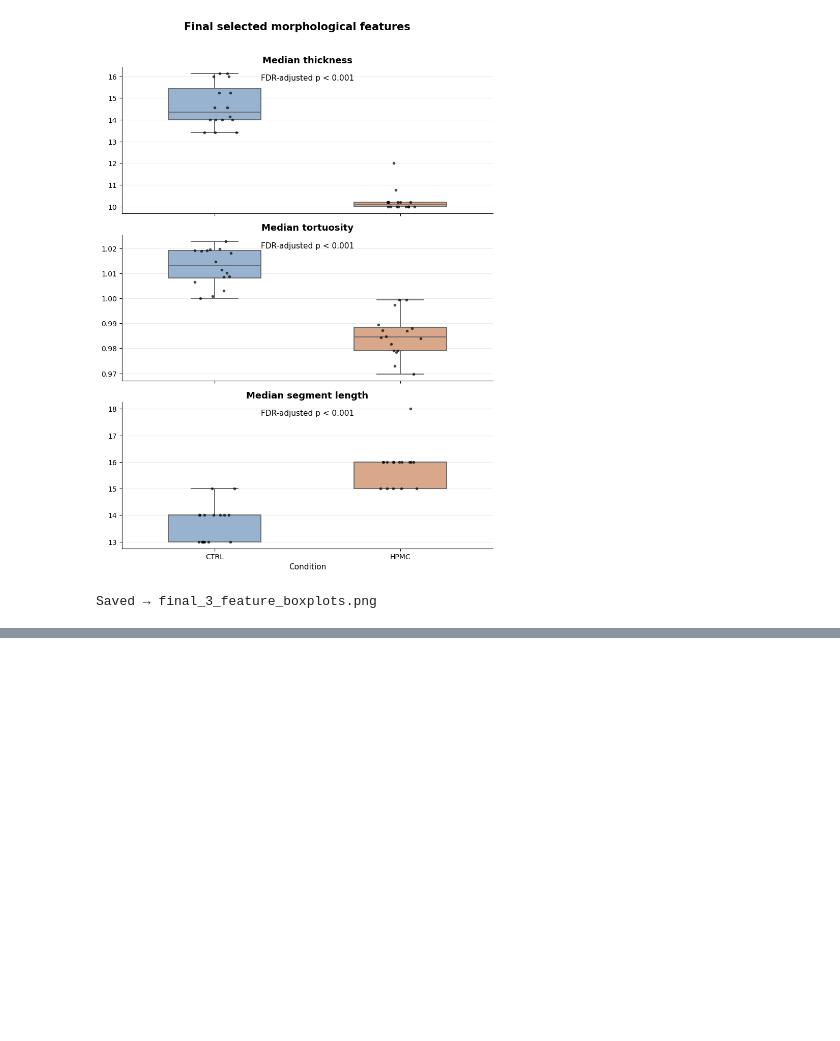
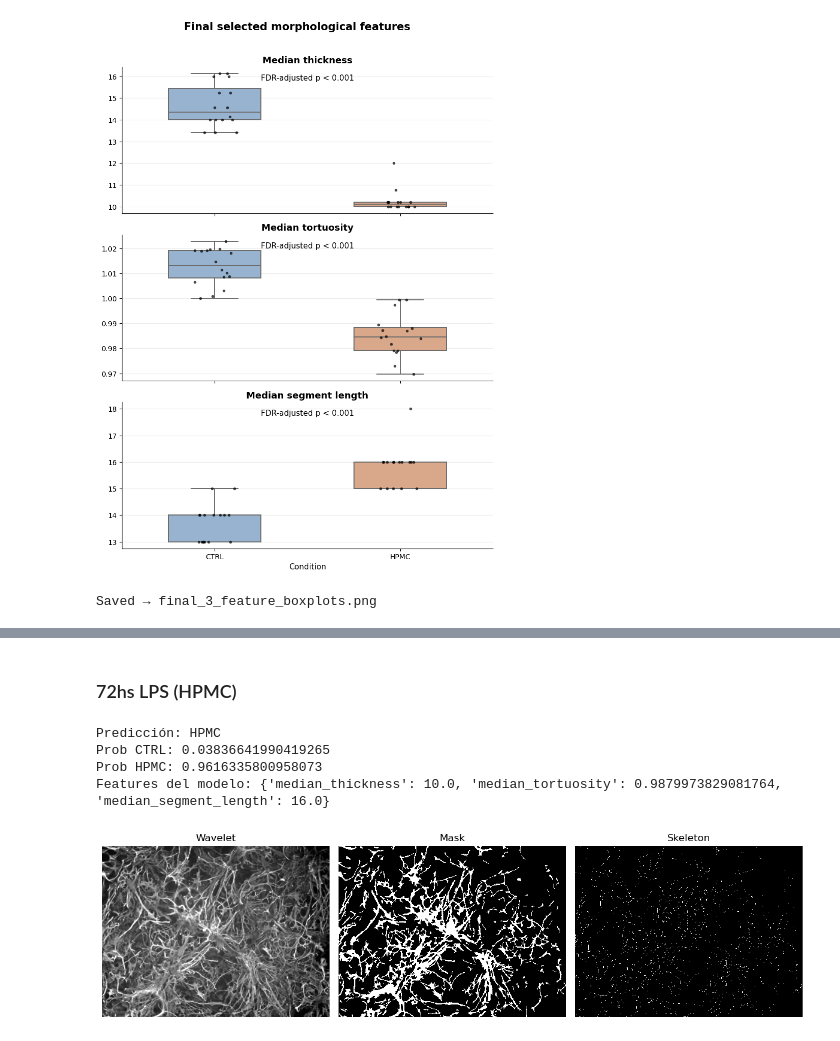
Before and after one commit to alexiagguevara/Proyecto-Final, a Jupyter notebook: main.ipynb, the cells around one changed output, grey strips where cells are left out. Saved outputs shown, nothing was run; the diff lists cells and outputs as text; code cells hidden in the pictures; blank space fills up the shorter version.

```diff
--- a/main.ipynb
+++ b/main.ipynb
@@ -255,0 +319,37 @@ Saved → final_3_feature_boxplots.png
+# %% [markdown]
+### 72hs LPS (HPMC)
+# %%
+new_img = dataset["N1 y N2"]["HPMC"][0]["image"]
+# %%
+result = final_binary_model.predict_inflammatory_state(new_img)
+
+print("Predicción:", result["pred_label"])
+print("Prob CTRL:", result["prob_CTRL"])
+print("Prob HPMC:", result["prob_72hs_LPS"])
+print("Features del modelo:", result["model_features"])
+# %% [output]
+Predicción: HPMC
+Prob CTRL: 0.03836641990419265
+Prob HPMC: 0.9616335800958073
+Features del modelo: {'median_thickness': 10.0, 'median_tortuosity': 0.9879973829081764, 'median_segment_length': 16.0}
+# %%
+import matplotlib.pyplot as plt
+
+fig, axes = plt.subplots(1, 3, figsize=(12, 4))
+
+axes[0].imshow(result["wavelet"], cmap="gray")
+axes[0].set_title("Wavelet")
+
+axes[1].imshow(result["mask"], cmap="gray", vmin=0, vmax=1, interpolation="nearest")
+axes[1].set_title("Mask")
+
+axes[2].imshow(result["skeleton"], cmap="gray", vmin=0, vmax=1, interpolation="nearest")
+axes[2].set_title("Skeleton")
+
+for ax in axes:
+    ax.axis("off")
+
+plt.tight_layout()
+plt.show()
+# %% [output]
+[figure, added]
```
Also changed, not shown: parts of 10 cells of this notebook, 20 other files.
